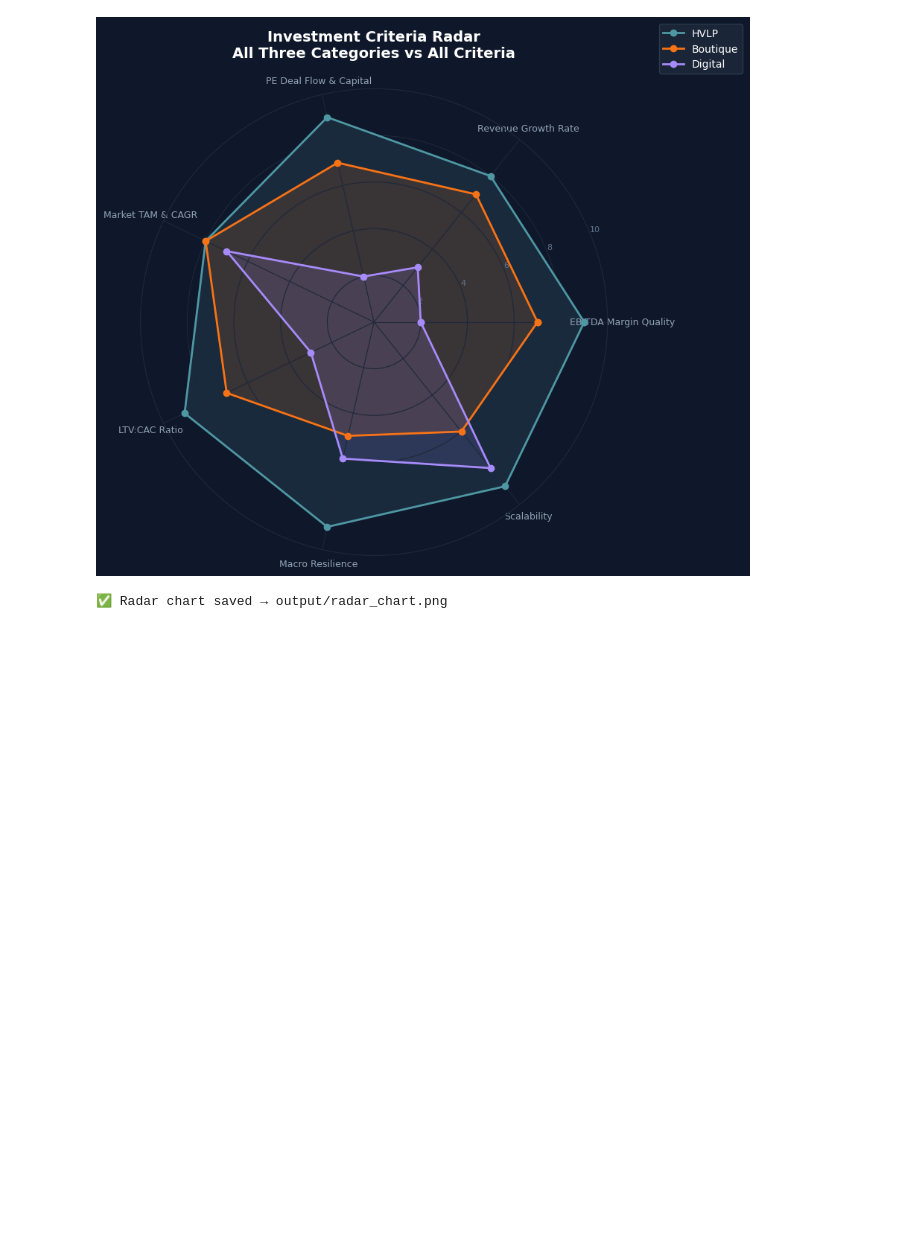
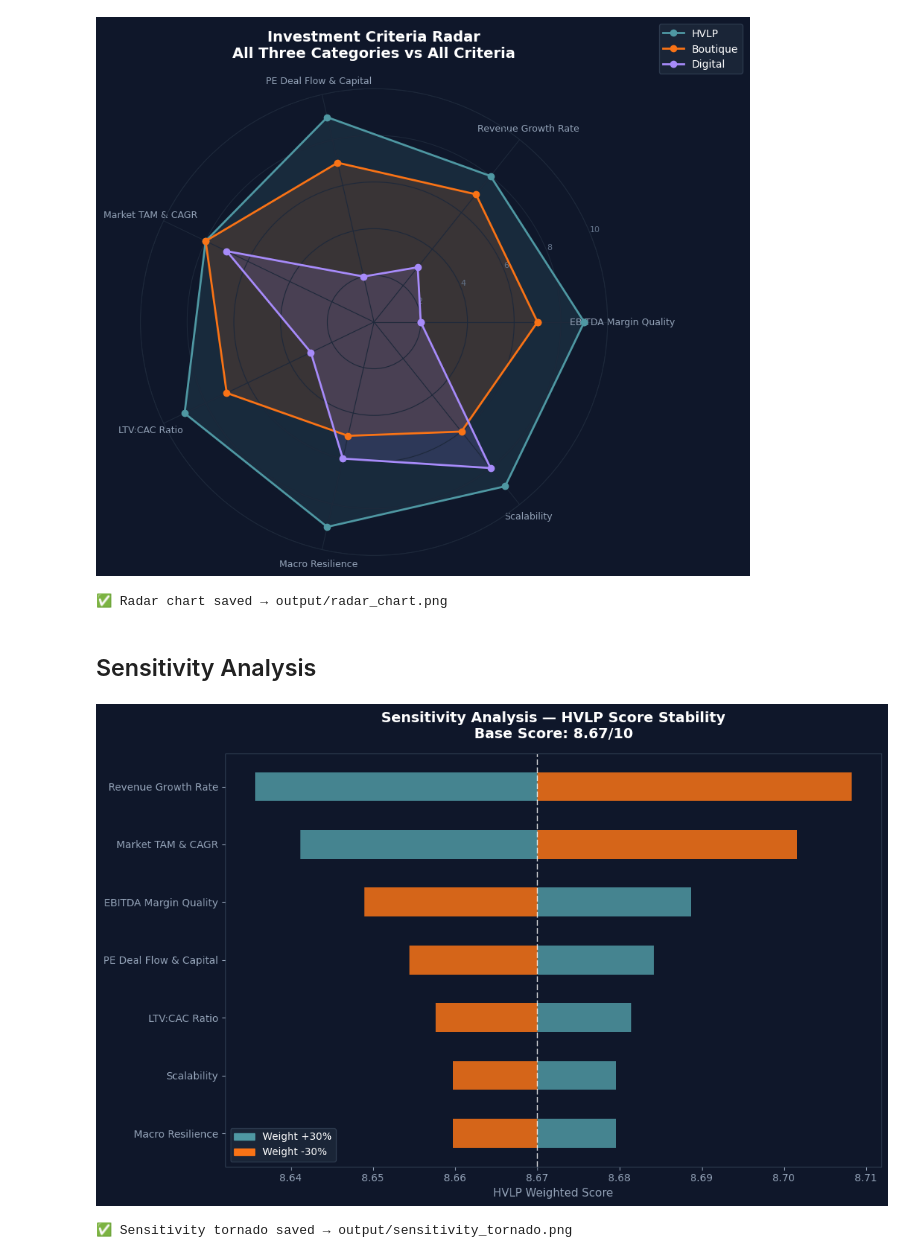
Before and after one commit to UdamShakya/Fitness_investment_analysis, a Jupyter notebook: analysis/scoring_matrix.ipynb, the cells around one changed output. Cells and saved outputs as stored; diff of their text form; code cells hidden in the pictures; blank space fills up the shorter version.

```diff
--- a/analysis/scoring_matrix.ipynb
+++ b/analysis/scoring_matrix.ipynb
@@ -180,3 +180,68 @@ print("✅ Radar chart saved → output/radar_chart.png")
 # %% [output]
 [figure]
 ✅ Radar chart saved → output/radar_chart.png
+# %% [markdown]
+## Sensitivity Analysis
+# %%
+fig, ax = plt.subplots(figsize=(11, 7))
+fig.patch.set_facecolor('#0f172a')
+ax.set_facecolor('#0f172a')
+
+# Vary each weight ±30% and record score change for HVLP (the winner)
+base_hvlp = total_scores[0]
+sensitivity_results = []
+
+for i, (crit, base_w) in enumerate(criteria.items()):
+    # Increase this weight by 30%, decrease all others proportionally
+    new_weights_up = weights.copy()
+    new_weights_up[i] = base_w * 1.30
+    new_weights_up = new_weights_up / new_weights_up.sum()  # renormalise
+    score_up = (score_matrix[:, 0] * new_weights_up).sum()
+
+    new_weights_down = weights.copy()
+    new_weights_down[i] = base_w * 0.70
+    new_weights_down = new_weights_down / new_weights_down.sum()
+    score_down = (score_matrix[:, 0] * new_weights_down).sum()
+
+    sensitivity_results.append({
+        'criterion': crit,
+        'score_up': score_up,
+        'score_down': score_down,
+        'range': abs(score_up - score_down)
+    })
+
+sens_df = pd.DataFrame(sensitivity_results).sort_values('range', ascending=True)
+
+# Plot tornado
+bars_up   = sens_df['score_up'] - base_hvlp
+bars_down = sens_df['score_down'] - base_hvlp
+
+y_pos = range(len(sens_df))
+ax.barh(y_pos, bars_up,   left=base_hvlp, color='#4f98a3', alpha=0.85, height=0.5)
+ax.barh(y_pos, bars_down, left=base_hvlp, color='#f97316', alpha=0.85, height=0.5)
+ax.axvline(x=base_hvlp, color='white', linewidth=1.5, linestyle='--', alpha=0.7)
+
+ax.set_yticks(list(y_pos))
+ax.set_yticklabels(sens_df['criterion'], color='#94a3b8', fontsize=10)
+ax.set_xlabel('HVLP Weighted Score', color='#94a3b8', fontsize=11)
+ax.set_title(f'Sensitivity Analysis — HVLP Score Stability\nBase Score: {base_hvlp:.2f}/10',
+             color='white', fontsize=14, fontweight='bold', pad=15)
+ax.tick_params(colors='#94a3b8')
+for spine in ax.spines.values():
+    spine.set_edgecolor('#334155')
+
+up_patch   = mpatches.Patch(color='#4f98a3', label='Weight +30%')
+down_patch = mpatches.Patch(color='#f97316', label='Weight -30%')
+legend = ax.legend(handles=[up_patch, down_patch],
+                   facecolor='#1e293b', edgecolor='#334155')
+for text in legend.get_texts():
+    text.set_color('white')
+
+plt.tight_layout()
+plt.savefig('../output/sensitivity_tornado.png', dpi=150,
+            bbox_inches='tight', facecolor='#0f172a')
+plt.show()
+print("✅ Sensitivity tornado saved → output/sensitivity_tornado.png")
+# %% [output]
+[figure, added]
+✅ Sensitivity tornado saved → output/sensitivity_tornado.png
```
